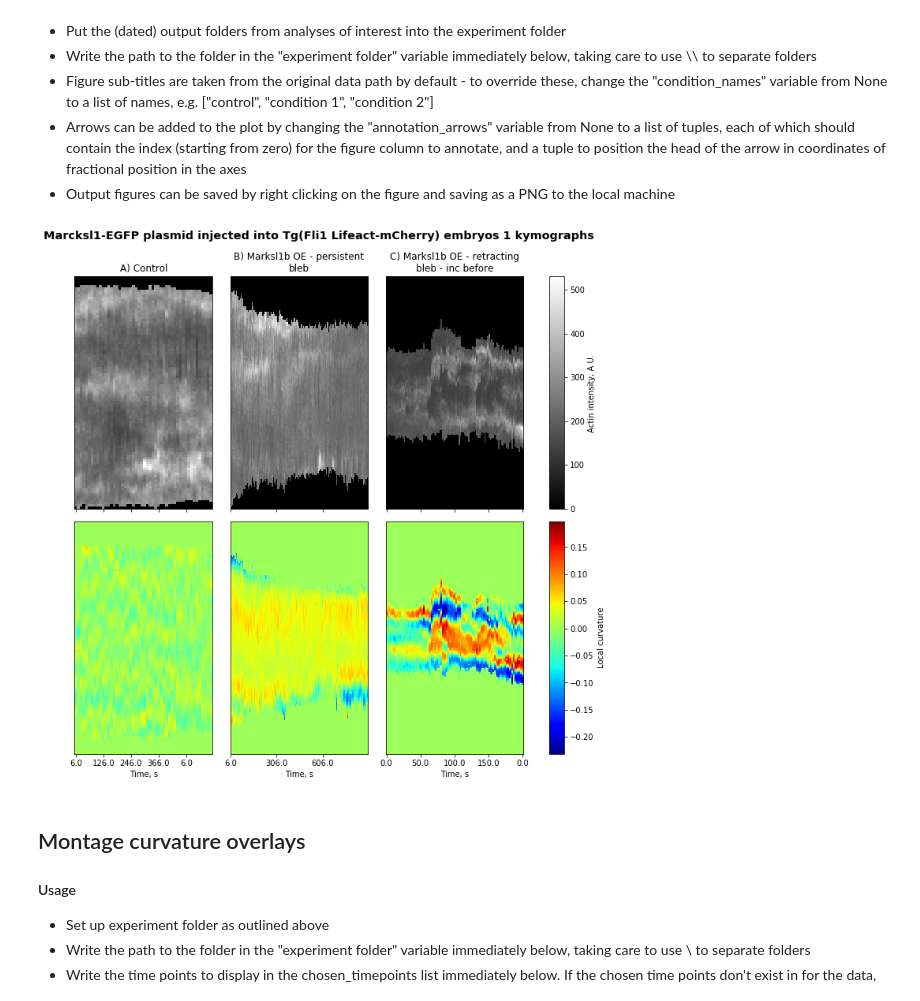
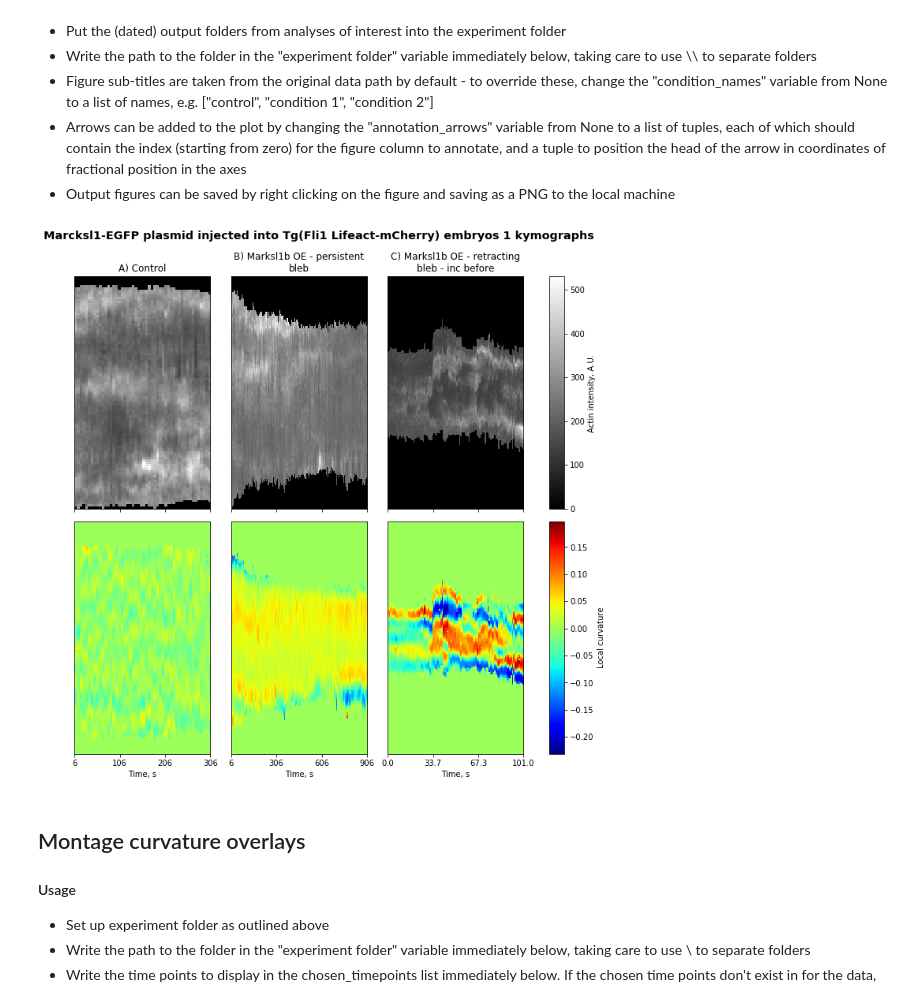
Before and after one commit to dougkelly88/blebbing_analysis, a Jupyter notebook: plotting/Blebbing figures.ipynb, the cells around one changed output. Cells and saved outputs as stored; diff of their text form; code cells hidden in the pictures.

Commit message:
Actually fix kymograph x tick labelling

```diff
--- a/plotting/Blebbing figures.ipynb
+++ b/plotting/Blebbing figures.ipynb
@@ -55,45 +55,55 @@ for idx, subfolder in enumerate(os.listdir(experiment_folder)):
 curv_lims = (min([im.min() for im in curvature_kyms]), max([im.max() for im in curvature_kyms]));
 fig, axs = plt.subplots(ncols=len(actin_kyms), nrows=2, sharex='col', figsize=(3*len(curvature_kyms),10));
 for idx in range(len(actin_kyms)):
-    im1=axs[0][idx].imshow(actin_kyms[idx], plt.cm.gray, aspect='auto', interpolation=None);
-    im2=axs[1][idx].imshow(curvature_kyms[idx], plt.cm.jet, vmin=curv_lims[0], vmax=curv_lims[1], aspect='auto', interpolation=None);
+    t_offs = 0;
+    timestep = paramses[idx].frame_interval;
+    if paramses[idx].time_crop_start_end is not None:
+        t_offs = float(paramses[idx].time_crop_start_end[0] * paramses[idx].frame_interval);
+    im1=axs[0][idx].imshow(actin_kyms[idx],
+                           plt.cm.gray,
+                           aspect='auto',
+                           interpolation=None,
+                           extent=[t_offs,timestep*actin_kyms[idx].shape[1]+t_offs,0,actin_kyms[idx].shape[0]]);
+    im2=axs[1][idx].imshow(curvature_kyms[idx],
+                           plt.cm.jet,
+                           vmin=curv_lims[0],
+                           vmax=curv_lims[1],
+                           aspect='auto',
+                           interpolation=None,
+                           extent=[t_offs,timestep*actin_kyms[idx].shape[1]+t_offs,0,actin_kyms[idx].shape[0]]);
     axs[1][idx].set_xlabel("Time, " + paramses[idx].interval_unit);
     axs[0][idx].set_yticks([]);
     axs[1][idx].set_yticks([]);
+    n_x_ticks = 4;
+    axs[1][idx].set_xticks([t_offs + (xidx*timestep*actin_kyms[idx].shape[1])/(n_x_ticks-1) for xidx in range(n_x_ticks)])
 
 # handle presentation
 plt.tight_layout()
 fig.subplots_adjust(top=0.90, right=0.9);
 cbar_ax1 = fig.add_axes([0.95, axs[0][len(actin_kyms)-1].get_position().y0, 0.03, (axs[0][len(actin_kyms)-1].get_position().y1 - axs[0][len(actin_kyms)-1].get_position().y0)])
 cbar_ax2 = fig.add_axes([0.95, axs[1][len(actin_kyms)-1].get_position().y0, 0.03, (axs[1][len(actin_kyms)-1].get_position().y1 - axs[1][len(actin_kyms)-1].get_position().y0)])
 fig.colorbar(im1, cax=cbar_ax1);
 fig.colorbar(im2, cax=cbar_ax2);
 cbar_ax1.set_ylabel(paramses[0].labeled_species + " intensity, A.U. ");
 cbar_ax2.set_ylabel("Local curvature");
 
 for idx in range(len(actin_kyms)):
-    lbls = axs[1][idx].get_xticklabels();
-    t_offs = 0;
-    if paramses[idx].time_crop_start_end is not None:
-        t_offs = float(paramses[idx].time_crop_start_end[0] * paramses[idx].frame_interval);
-    newlbls = ([(t_offs + paramses[idx].frame_interval * float(l.get_position()[0])) for l in lbls]);
-    axs[1][idx].set_xticklabels(newlbls);
     axs[0][idx].set_title("\n".join(wrap(subtitles[idx], 30)));
 
 plt.rc('figure', titlesize='x-large', titleweight='bold')
 fig.suptitle(experiment_title + " kymographs");
 if annotation_arrows is not None:
     for ann in annotation_arrows:
         direction = -1 if ann[1][1] > 0.5 else 1;
         axs[0][ann[0]].annotate('', xycoords='axes fraction', xy=ann[1],
                                 xytext=(ann[1][0], ann[1][1] - direction * 0.1), textcoords='axes fraction',
                                 arrowprops=dict(facecolor='black', edgecolor='white'));
         axs[1][ann[0]].annotate('', xycoords='axes fraction', xy=ann[1],
                                 xytext=(ann[1][0], ann[1][1] - direction * 0.1), textcoords='axes fraction',
                                 arrowprops=dict(facecolor='black', edgecolor='white'));
 plt.show();
 # %% [output]
-[figure, old version]
+[figure, new version]
 # %% [markdown]
 ## Montage curvature overlays
 
```
